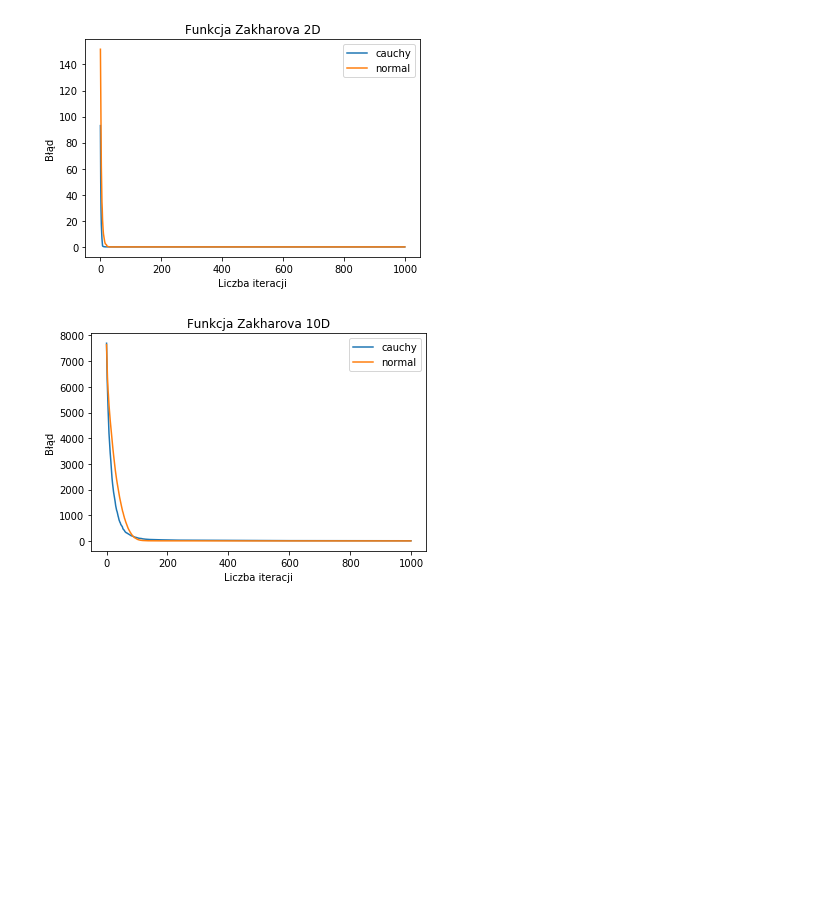
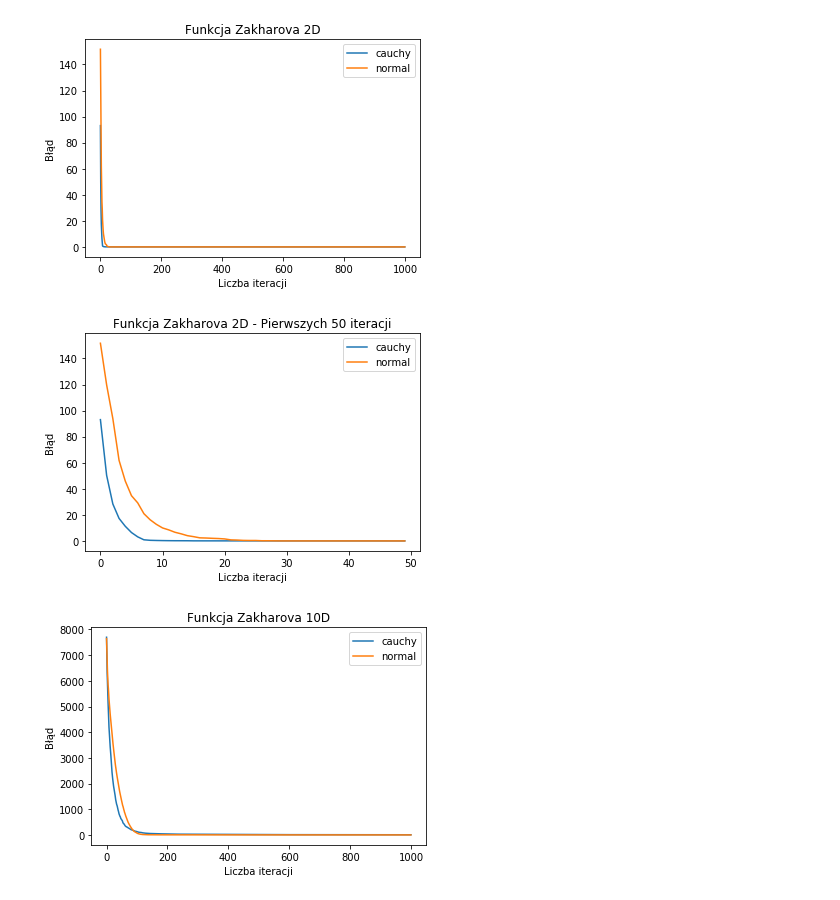
Before and after one commit to adamnapieralski/pszt-evolutionary-cauchy-searching, a Jupyter notebook: plot_progress.ipynb, the cells around one changed output. Cells and saved outputs as stored; diff of their text form; code cells hidden in the pictures; blank space fills up the shorter version.

```diff
--- a/plot_progress.ipynb
+++ b/plot_progress.ipynb
@@ -39,6 +53,13 @@ plot_from_file("Funkcja Zakharova 2D",
                'analysis_out/zakharov/zakharov_progress_normal__D2_P50_I1000_R5120200416_161953.txt')
 # %% [output]
 [figure]
+# %%
+plot_from_file("Funkcja Zakharova 2D - Pierwszych 50 iteracji",
+               'analysis_out/zakharov/zakharov_progress_cauchy__D2_P50_I1000_R5120200416_161953.txt',
+               'analysis_out/zakharov/zakharov_progress_normal__D2_P50_I1000_R5120200416_161953.txt',
+              limit = 50)
+# %% [output]
+[figure, added]
 # %%
 plot_from_file("Funkcja Zakharova 10D",
                'analysis_out/zakharov/zakharov_progress_cauchy__D10_P50_I1000_R5120200417_121030.txt',
```
Also changed, not shown: parts of 13 cells of this notebook, 18 other files.
